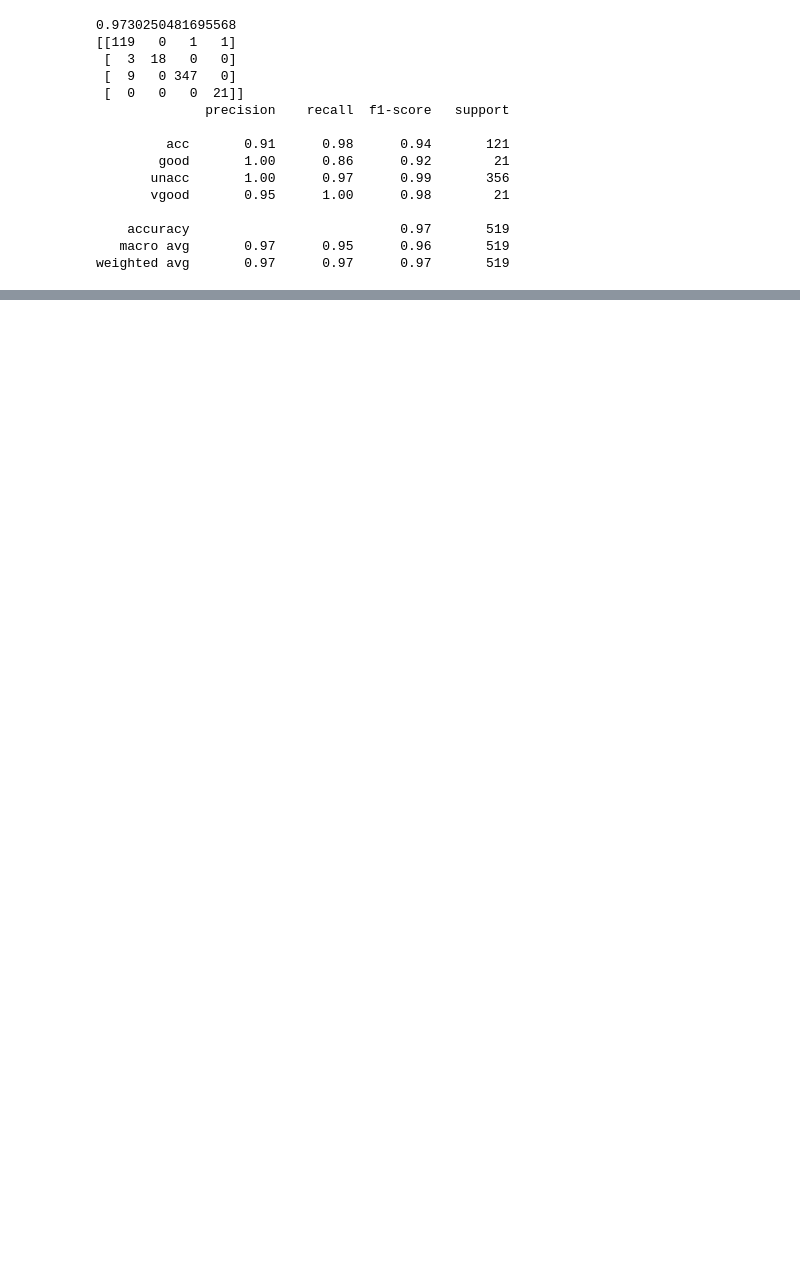
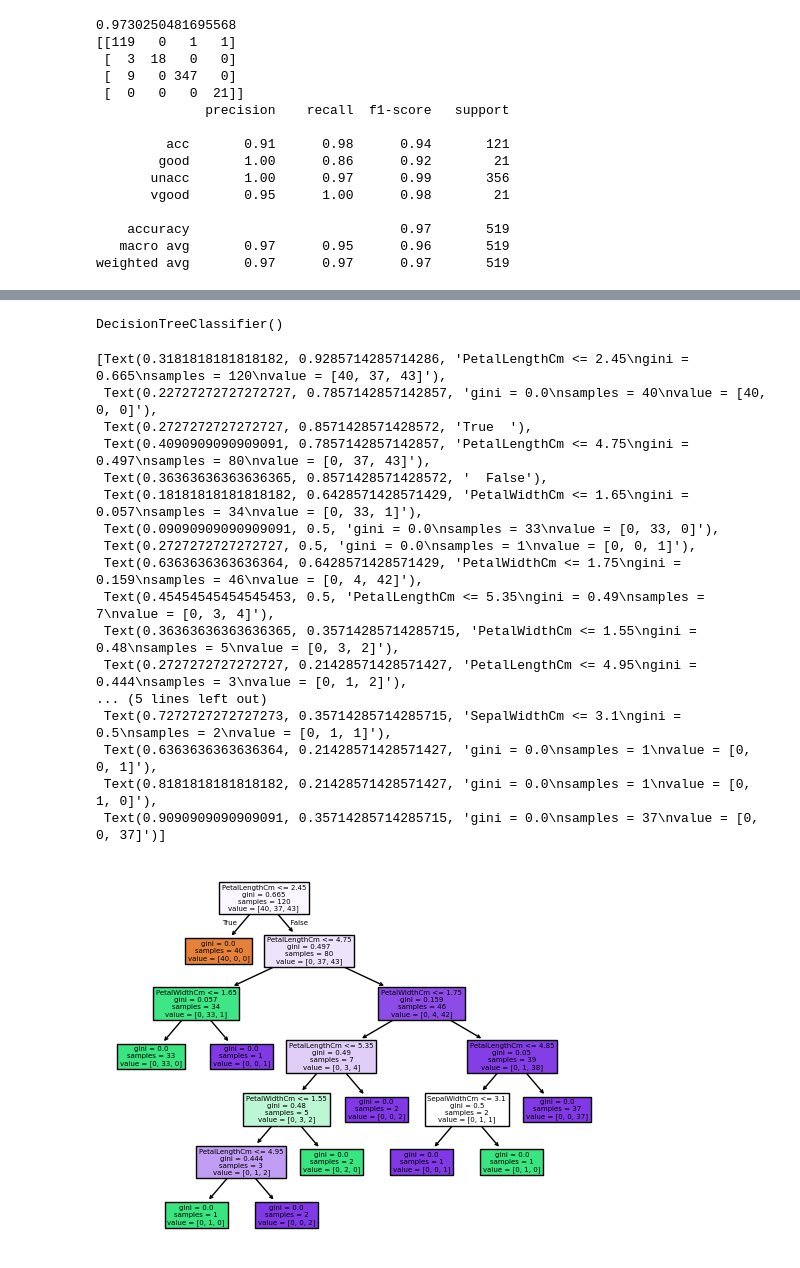
Before and after one commit to Elf-13/Machine-Learning-Studies, a Jupyter notebook: 03 - Decision Tree/Car_Evaluation.ipynb, the cells around one changed output, grey strips where cells are left out. Drawn from its saved outputs; the diff is of its cells as text; code cells hidden in the pictures; blank space fills up the shorter version.

Commit message:
Decision Tree

```diff
--- a/03 - Decision Tree/Car_Evaluation.ipynb
+++ b/03 - Decision Tree/Car_Evaluation.ipynb
@@ -308,0 +339,32 @@ tree.plot_tree(tree_model_new.fit(X_train_transformed, y_train),feature_names=co
+# %%
+X=df_new.drop(["Id", "Species"], axis=1)
+y=df_new["Species"]
+# %%
+X_train, X_test, y_train, y_test = train_test_split(X, y, test_size=0.2, random_state=10)
+# %%
+tree_model = DecisionTreeClassifier()
+# %%
+tree_model.fit(X_train, y_train)
+# %% [output]
+DecisionTreeClassifier()
+# %%
+tree.plot_tree(tree_model.fit(X_train, y_train),feature_names=X_train.columns, filled=True)
+# %% [output]
+[Text(0.3181818181818182, 0.9285714285714286, 'PetalLengthCm <= 2.45\ngini = 0.665\nsamples = 120\nvalue = [40, 37, 43]'),
+ Text(0.22727272727272727, 0.7857142857142857, 'gini = 0.0\nsamples = 40\nvalue = [40, 0, 0]'),
+ Text(0.2727272727272727, 0.8571428571428572, 'True  '),
+ Text(0.4090909090909091, 0.7857142857142857, 'PetalLengthCm <= 4.75\ngini = 0.497\nsamples = 80\nvalue = [0, 37, 43]'),
+ Text(0.36363636363636365, 0.8571428571428572, '  False'),
+ Text(0.18181818181818182, 0.6428571428571429, 'PetalWidthCm <= 1.65\ngini = 0.057\nsamples = 34\nvalue = [0, 33, 1]'),
+ Text(0.09090909090909091, 0.5, 'gini = 0.0\nsamples = 33\nvalue = [0, 33, 0]'),
+ Text(0.2727272727272727, 0.5, 'gini = 0.0\nsamples = 1\nvalue = [0, 0, 1]'),
+ Text(0.6363636363636364, 0.6428571428571429, 'PetalWidthCm <= 1.75\ngini = 0.159\nsamples = 46\nvalue = [0, 4, 42]'),
+ Text(0.45454545454545453, 0.5, 'PetalLengthCm <= 5.35\ngini = 0.49\nsamples = 7\nvalue = [0, 3, 4]'),
+ Text(0.36363636363636365, 0.35714285714285715, 'PetalWidthCm <= 1.55\ngini = 0.48\nsamples = 5\nvalue = [0, 3, 2]'),
+ Text(0.2727272727272727, 0.21428571428571427, 'PetalLengthCm <= 4.95\ngini = 0.444\nsamples = 3\nvalue = [0, 1, 2]'),
+... (5 lines left out)
+ Text(0.7272727272727273, 0.35714285714285715, 'SepalWidthCm <= 3.1\ngini = 0.5\nsamples = 2\nvalue = [0, 1, 1]'),
+ Text(0.6363636363636364, 0.21428571428571427, 'gini = 0.0\nsamples = 1\nvalue = [0, 0, 1]'),
+ Text(0.8181818181818182, 0.21428571428571427, 'gini = 0.0\nsamples = 1\nvalue = [0, 1, 0]'),
+ Text(0.9090909090909091, 0.35714285714285715, 'gini = 0.0\nsamples = 37\nvalue = [0, 0, 37]')]
+[figure, added]
```
Also changed, not shown: parts of 8 cells of this notebook.
